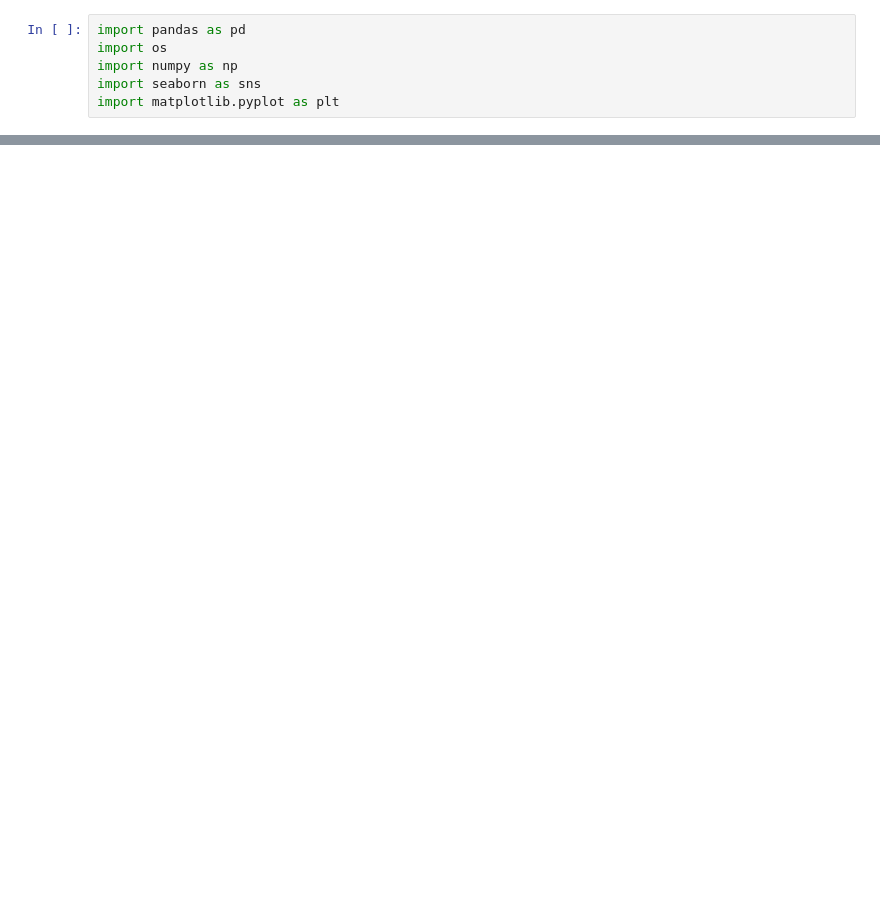
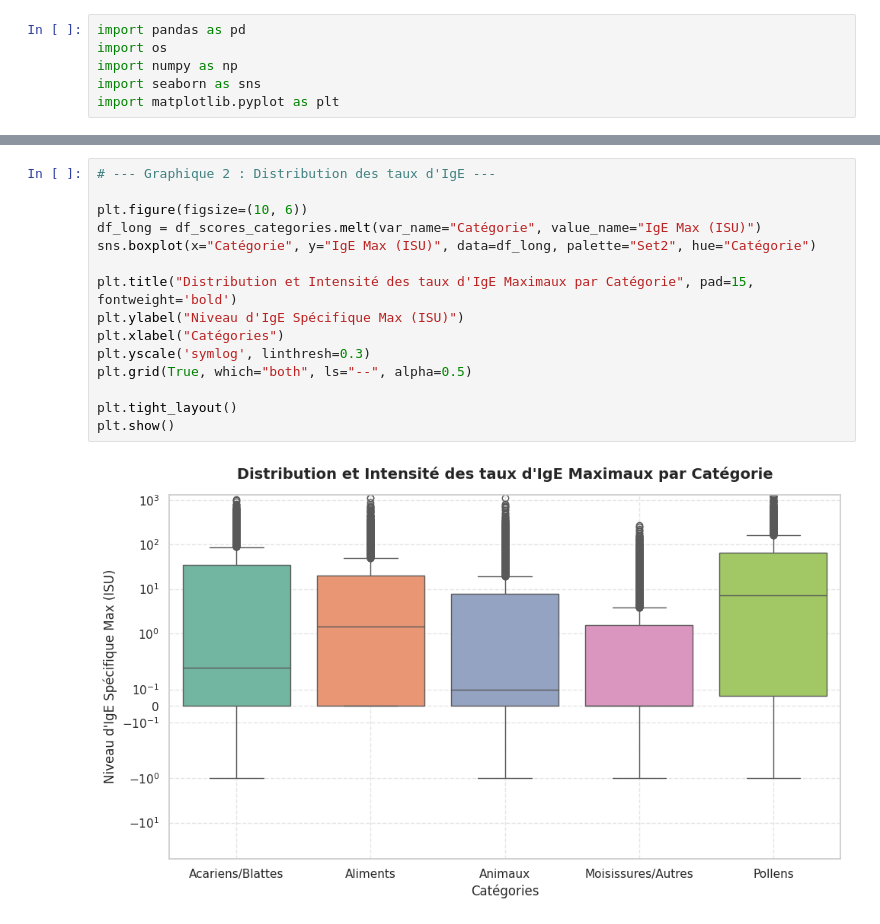
Before and after one commit to IngeaJeanOlivier/Allergies, a Jupyter notebook: notebooks/nb_edith.ipynb, the cells around one changed output, grey strips where cells are left out. Saved outputs shown, nothing was run; the diff lists cells and outputs as text; blank space fills up the shorter version.

```diff
--- a/notebooks/nb_edith.ipynb
+++ b/notebooks/nb_edith.ipynb
@@ -95 +194,18 @@ Name: Sensitization, dtype: float64
+# %%
+# --- Graphique 2 : Distribution des taux d'IgE ---
+
+plt.figure(figsize=(10, 6))
+df_long = df_scores_categories.melt(var_name="Catégorie", value_name="IgE Max (ISU)")
+sns.boxplot(x="Catégorie", y="IgE Max (ISU)", data=df_long, palette="Set2", hue="Catégorie")
+
+plt.title("Distribution et Intensité des taux d'IgE Maximaux par Catégorie", pad=15, fontweight='bold')
+plt.ylabel("Niveau d'IgE Spécifique Max (ISU)")
+plt.xlabel("Catégories")
+plt.yscale('symlog', linthresh=0.3)
+plt.grid(True, which="both", ls="--", alpha=0.5)
+
+plt.tight_layout()
+plt.show()
+# %% [output]
+[figure, added]
 # %%
```
Also changed, not shown: parts of 25 cells of this notebook.
